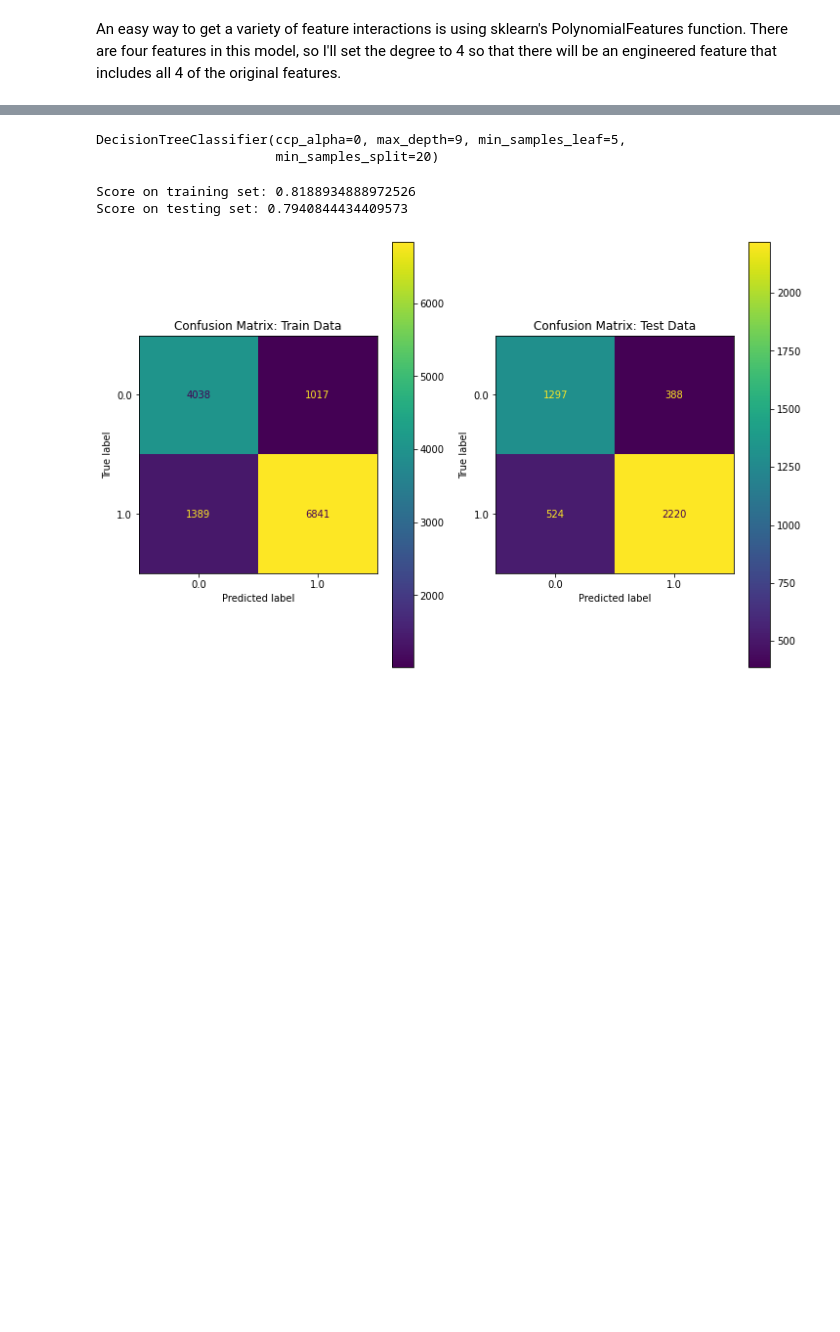
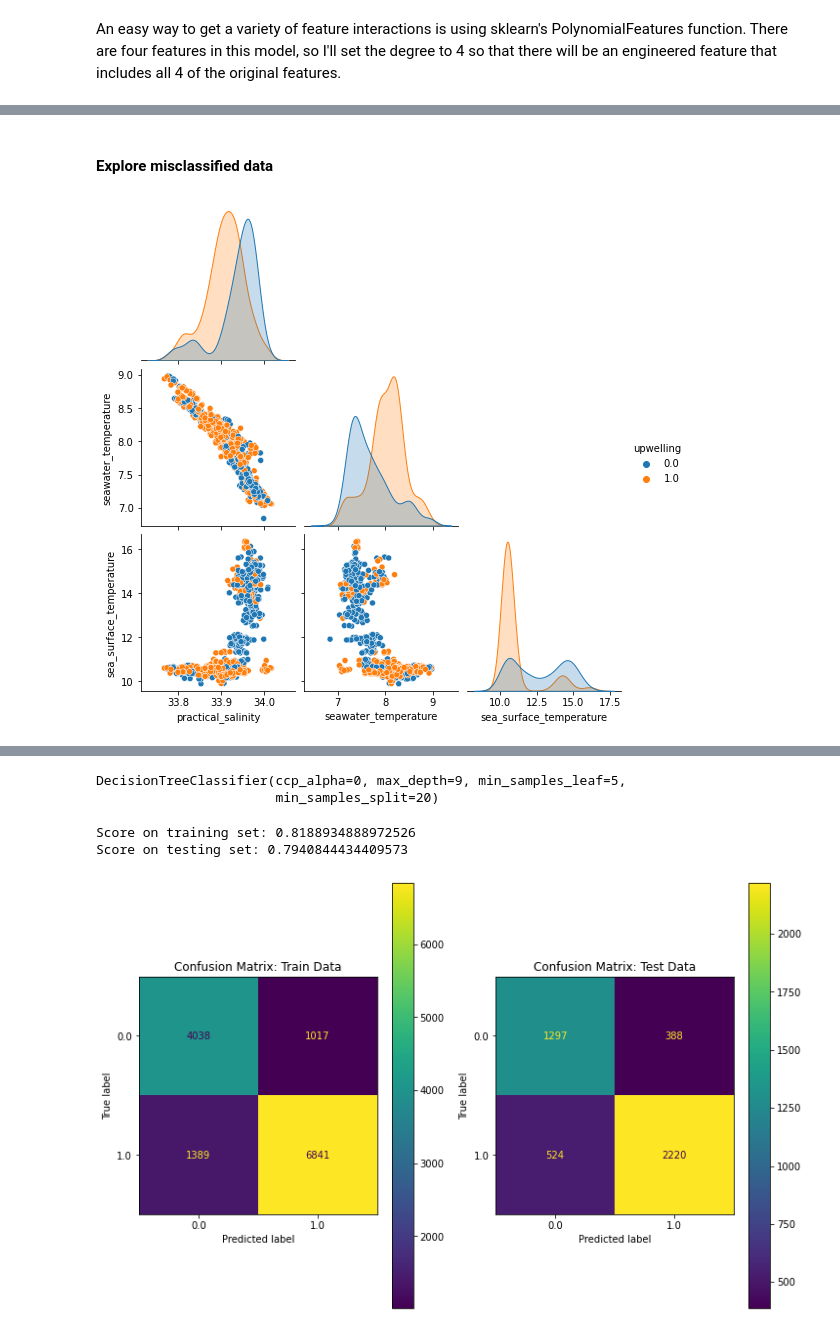
Before and after one commit to dgumustel/coastal-upwelling, a Jupyter notebook: notebooks/05_modeling.ipynb, the cells around one changed output, grey strips where cells are left out. Saved outputs shown, nothing was run; the diff lists cells and outputs as text; code cells hidden in the pictures; blank space fills up the shorter version.

```diff
--- a/notebooks/05_modeling.ipynb
+++ b/notebooks/05_modeling.ipynb
@@ -168,0 +298,12 @@ An easy way to get a variety of feature interactions is using sklearn's Polynomi
+# %% [markdown]
+#### Explore misclassified data
+# %%
+misclassified = np.where(y_test != gs_lr_test_preds)
+# %%
+frames = [X_test.iloc[misclassified], pd.DataFrame(y_test.iloc[misclassified])]
+
+misclassed = pd.concat(frames, axis=1)
+# %%
+sns.pairplot(misclassed, corner=True, hue='upwelling');
+# %% [output]
+[figure, added]
```
Also changed, not shown: parts of 59 cells of this notebook.
